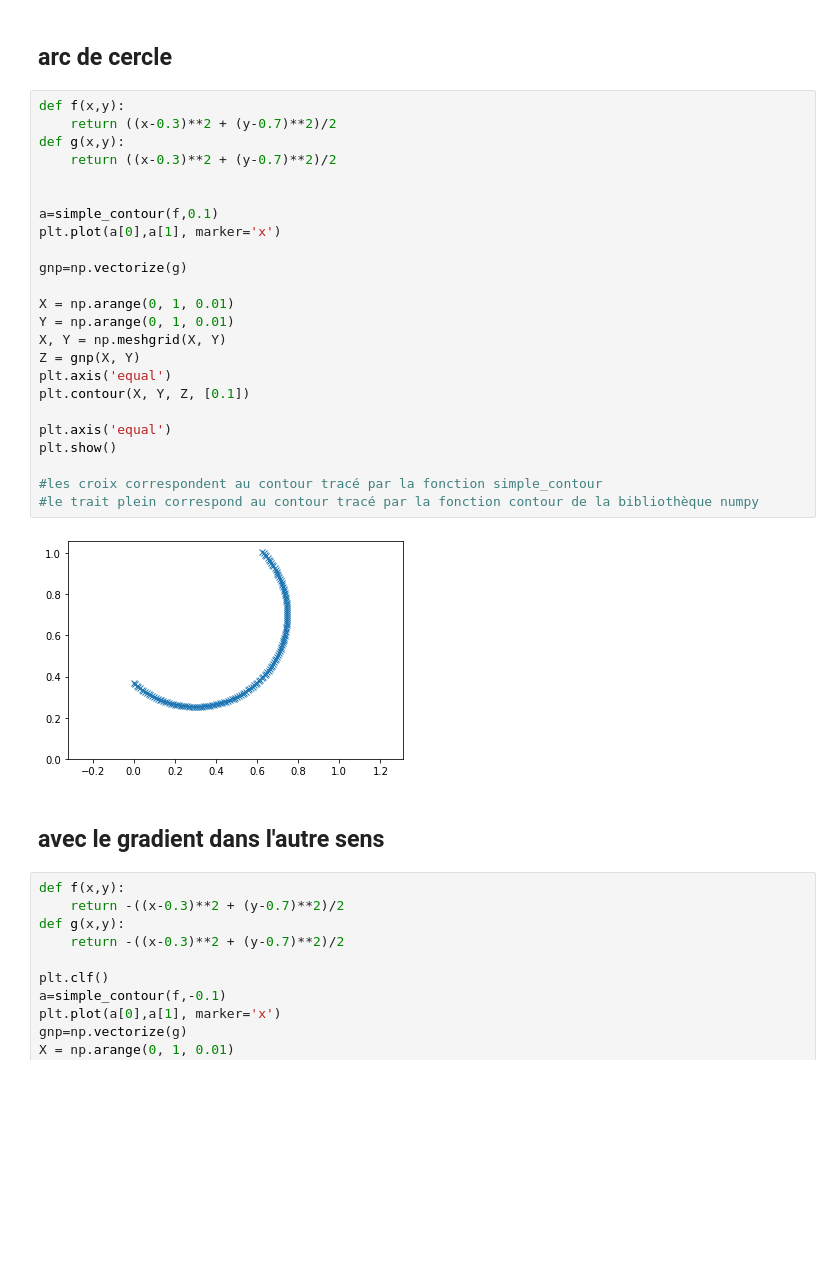
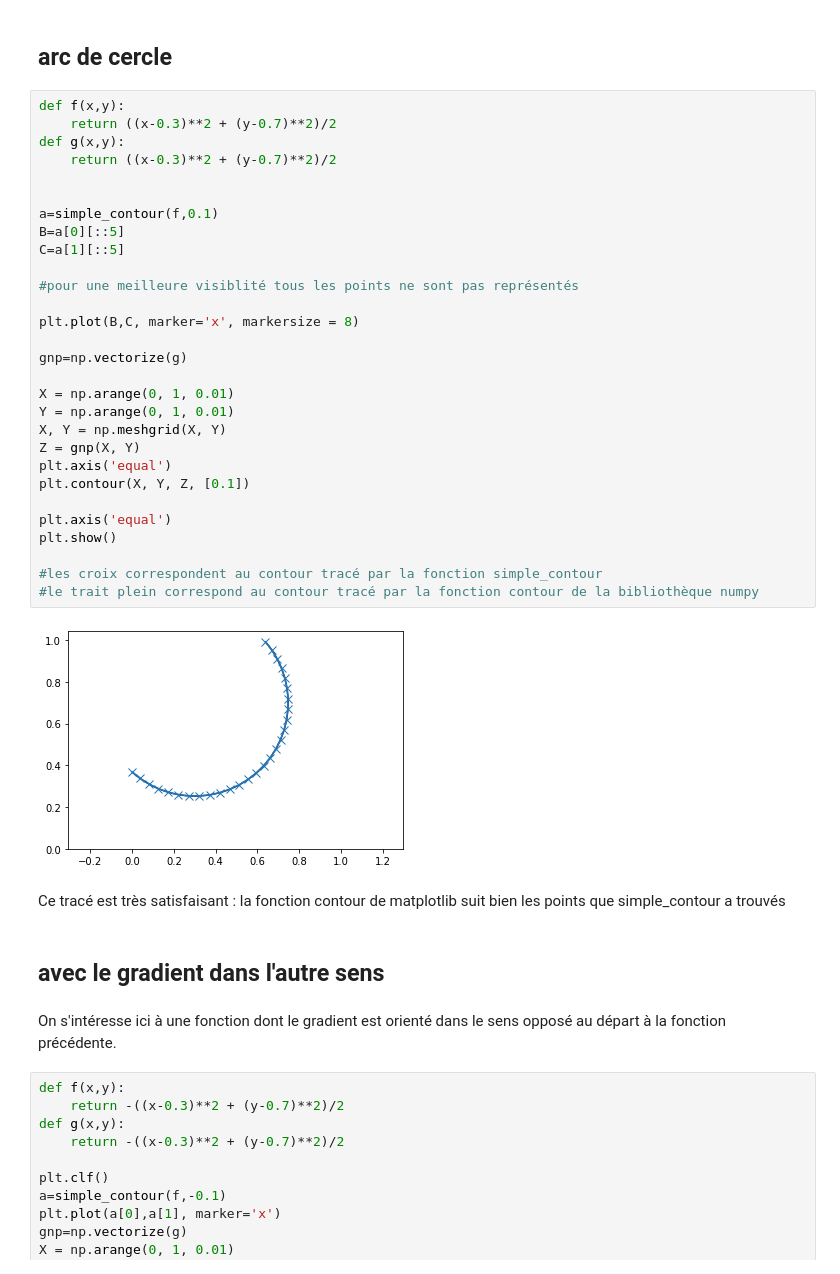
Before and after one commit to BLeCorfec/projet_mathinfo, a Jupyter notebook: notebook_mathinfo.ipynb, the cells around one changed output. Drawn from its saved outputs; the diff is of its cells as text; blank space fills up the shorter version.

```diff
--- a/notebook_mathinfo.ipynb
+++ b/notebook_mathinfo.ipynb
@@ -75,31 +106,40 @@ def simple_contour (f, c = 0.0, delta = 0.01):
 # %%
 def f(x,y):
     return ((x-0.3)**2 + (y-0.7)**2)/2
 def g(x,y):
     return ((x-0.3)**2 + (y-0.7)**2)/2
 
 
 a=simple_contour(f,0.1)
-plt.plot(a[0],a[1], marker='x')
+B=a[0][::5]
+C=a[1][::5]
+
+#pour une meilleure visiblité tous les points ne sont pas représentés
+
+plt.plot(B,C, marker='x', markersize = 8)
 
 gnp=np.vectorize(g)
 
 X = np.arange(0, 1, 0.01)
 Y = np.arange(0, 1, 0.01)
 X, Y = np.meshgrid(X, Y)
 Z = gnp(X, Y)
 plt.axis('equal')
 plt.contour(X, Y, Z, [0.1])
 
 plt.axis('equal')
 plt.show()
 
 #les croix correspondent au contour tracé par la fonction simple_contour
 #le trait plein correspond au contour tracé par la fonction contour de la bibliothèque numpy
 # %% [output]
-[figure, old version]
+[figure, new version]
+# %% [markdown]
+Ce tracé est très satisfaisant : la fonction contour de matplotlib suit bien les points que simple_contour a trouvés
 # %% [markdown]
 ## avec le gradient dans l'autre sens
+# %% [markdown]
+On s'intéresse ici à une fonction dont le gradient est orienté dans le sens opposé au départ à la fonction précédente.
 # %%
 def f(x,y):
     return -((x-0.3)**2 + (y-0.7)**2)/2
```
Also changed, not shown: parts of 14 cells of this notebook.
